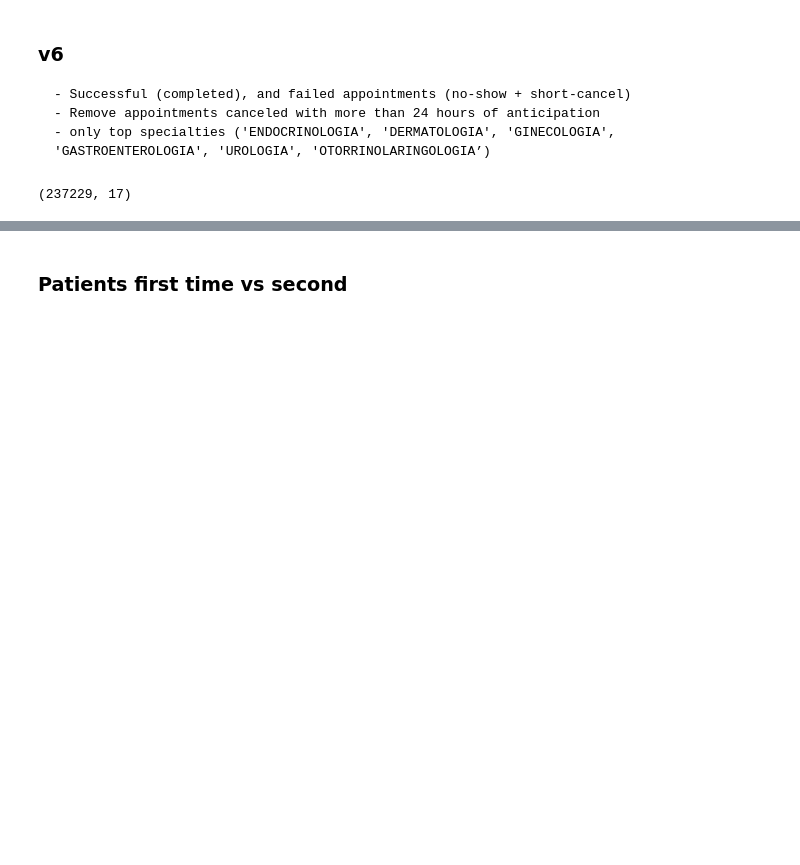
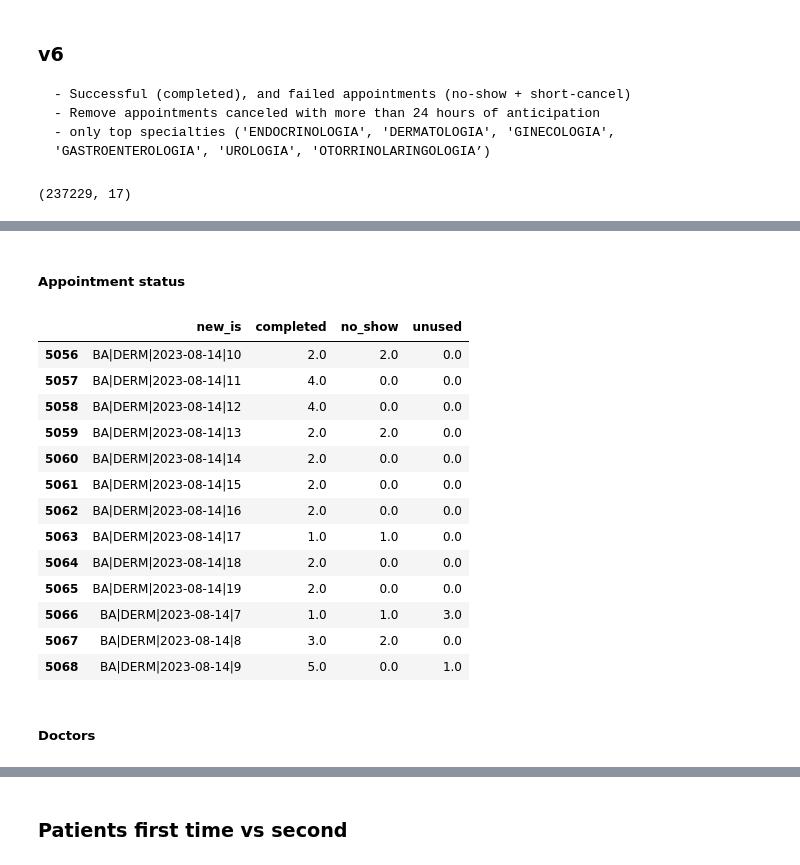
Before and after one commit to robperch/IEOR_Capstone, a Jupyter notebook: notebooks/pipeline/dataset_gen.ipynb, the cells around one changed output, grey strips where cells are left out. Drawn from its saved outputs; the diff is of its cells as text; code cells hidden in the pictures; blank space fills up the shorter version.

```diff
--- a/notebooks/pipeline/dataset_gen.ipynb
+++ b/notebooks/pipeline/dataset_gen.ipynb
@@ -974,0 +1012,19 @@ dv6.shape
+# %%
+## New columns
+dfy['appointment_hr'] = dfy['appointment_start'].dt.hour
+dfy['appointment_date'] = dfy['appointment_start'].dt.date
+dfy['new_is'] = dfy['clinic'].str[0:2] + '|' + dfy['medical_specialty'].str[0:4] + '|' + dfy['appointment_start'].dt.date.astype(str) + '|' + dfy['appointment_hr'].astype(str)
+# %% [markdown]
+##### Appointment status
+# %%
+dfy2 = dfy.groupby(
+    [
+        'new_is',
+        'appointment_status_simplified',
+    ],
+    as_index=False
+).agg(
+    {
+        'appointment_id': 'count',
+    }
+)
@@ -974,0 +1046,19 @@ dv6.shape
+# %%
+dfy2[dfy2['new_is'].str.contains('2023-08-14')]
+# %% [output]
+|  | new_is | completed | no_show | unused |
+| 5056 | BA|DERM|2023-08-14|10 | 2.0 | 2.0 | 0.0 |
+| 5057 | BA|DERM|2023-08-14|11 | 4.0 | 0.0 | 0.0 |
+| 5058 | BA|DERM|2023-08-14|12 | 4.0 | 0.0 | 0.0 |
+| 5059 | BA|DERM|2023-08-14|13 | 2.0 | 2.0 | 0.0 |
+| 5060 | BA|DERM|2023-08-14|14 | 2.0 | 0.0 | 0.0 |
+| 5061 | BA|DERM|2023-08-14|15 | 2.0 | 0.0 | 0.0 |
+| 5062 | BA|DERM|2023-08-14|16 | 2.0 | 0.0 | 0.0 |
+| 5063 | BA|DERM|2023-08-14|17 | 1.0 | 1.0 | 0.0 |
+| 5064 | BA|DERM|2023-08-14|18 | 2.0 | 0.0 | 0.0 |
+| 5065 | BA|DERM|2023-08-14|19 | 2.0 | 0.0 | 0.0 |
+| 5066 | BA|DERM|2023-08-14|7 | 1.0 | 1.0 | 3.0 |
+| 5067 | BA|DERM|2023-08-14|8 | 3.0 | 2.0 | 0.0 |
+| 5068 | BA|DERM|2023-08-14|9 | 5.0 | 0.0 | 1.0 |
+# %% [markdown]
+##### Doctors
```
Also changed, not shown: parts of 41 cells of this notebook, 1 other file.
